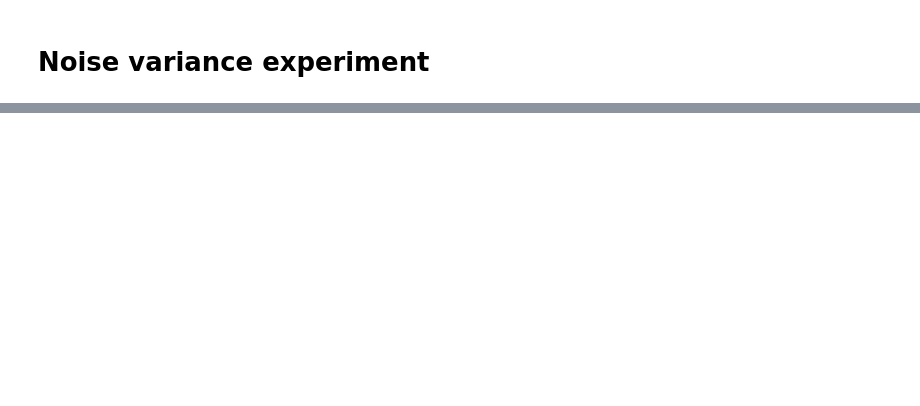
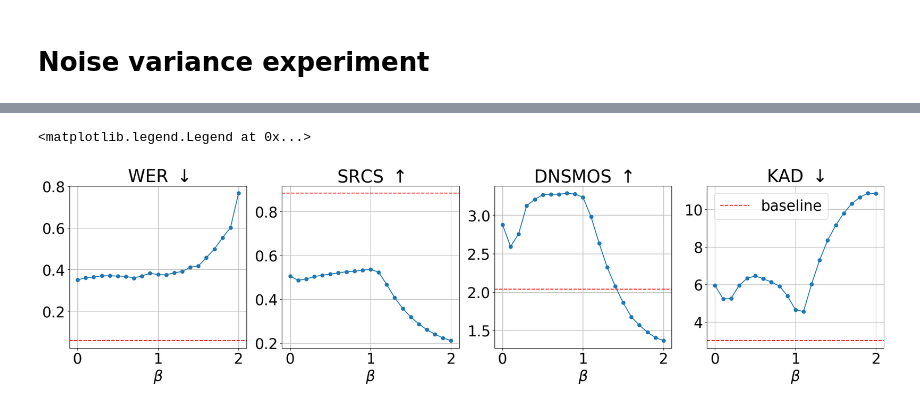
Before and after one commit to kommodeskab/Latent-DSB, a Jupyter notebook: analysis.ipynb, the cells around one changed output, grey strips where cells are left out. Saved outputs shown, nothing was run; the diff lists cells and outputs as text; code cells hidden in the pictures; blank space fills up the shorter version.

```diff
--- a/analysis.ipynb
+++ b/analysis.ipynb
@@ -257,3 +415,53 @@ for experiment in ['clip', 'rir']:
                 x0_recon = batches['x0_recon']
                 for i in range(n_samples):
                     torchaudio.save(os.path.join(path, f"{experiment}_{model}_{num_step}_x0_recon_{i}.wav"), x0_recon[i].squeeze().unsqueeze(0), 16000)
+# %%
+# test noise factor
+import torch
+
+xs = [i / 10 for i in range(21)]
+data = torch.zeros((21, 4))
+for i, noise_factor in enumerate(xs):
+    path = f'/work3/s214630/Latent-DSB/test_results/test_noise_factor/esdsb_sto_{noise_factor}'
+    metrics = torch.load(path + "/metrics.pt", weights_only=False)
+    metric_values = []
+    for metric in ['wer', 'srcs', 'dnsmos', 'kad']:
+        value = metrics[metric]
+        value = torch.tensor(value)
+        value = value.mean().item()
+        metric_values.append(value)
+    data[i] = torch.tensor(metric_values)
+# %%
+import matplotlib.pyplot as plt
+
+fig, axs = plt.subplots(1, 4, figsize=(25, 5))
+axs : list[plt.Axes]
+
+plt.rcParams.update({'font.size': 25})
+
+baseline = torch.load('/work3/s214630/Latent-DSB/test_results/test_noise/baseline/metrics.pt', weights_only=False)
+
+
+for i, metric in enumerate(['WER', 'SRCS', 'DNSMOS', 'KAD']):
+    title = [r"WER $\downarrow$", r"SRCS $\uparrow$", r"DNSMOS $\uparrow$", r"KAD $\downarrow$"][i]
+    axs[i].plot(xs, data[:, i], marker='o')
+    axs[i].set_title(title)
+    axs[i].grid(True)
+    axs[i].set_xlabel(r'$\beta$')
+
+    if metric == 'WER':
+        baseline_val = torch.tensor(baseline['wer']).mean().item()
+    if metric == 'SRCS':
+        baseline_val = torch.tensor(baseline['srcs']).mean().item()
+    if metric == 'DNSMOS':
+        baseline_val = torch.tensor(baseline['dnsmos']).mean().item()
+    if metric == 'KAD':
+        baseline_val = torch.tensor(baseline['kad']).mean().item()
+
+    label = 'baseline' if i == 3 else None
+    axs[i].axhline(y=baseline_val, linestyle='--', color='r', label=label)
+
+plt.legend(loc='upper left', fontsize=25)
+# %% [output]
+<matplotlib.legend.Legend at 0x...>
+[figure, added]
```
Also changed, not shown: parts of 9 cells of this notebook, 33 other files.
